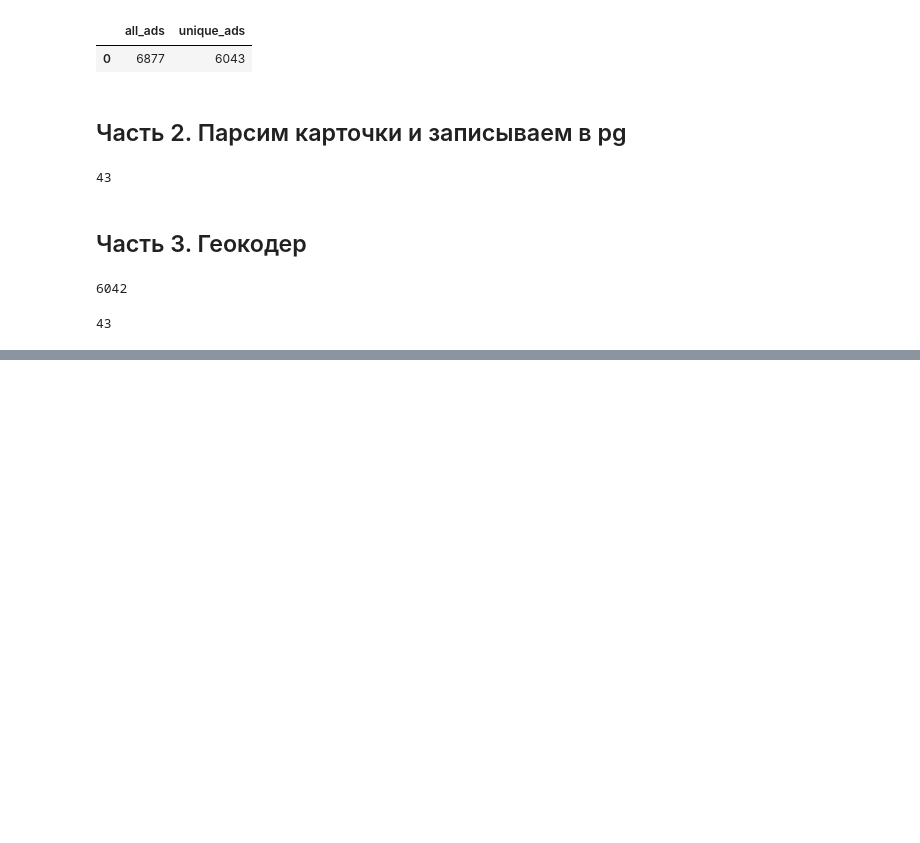
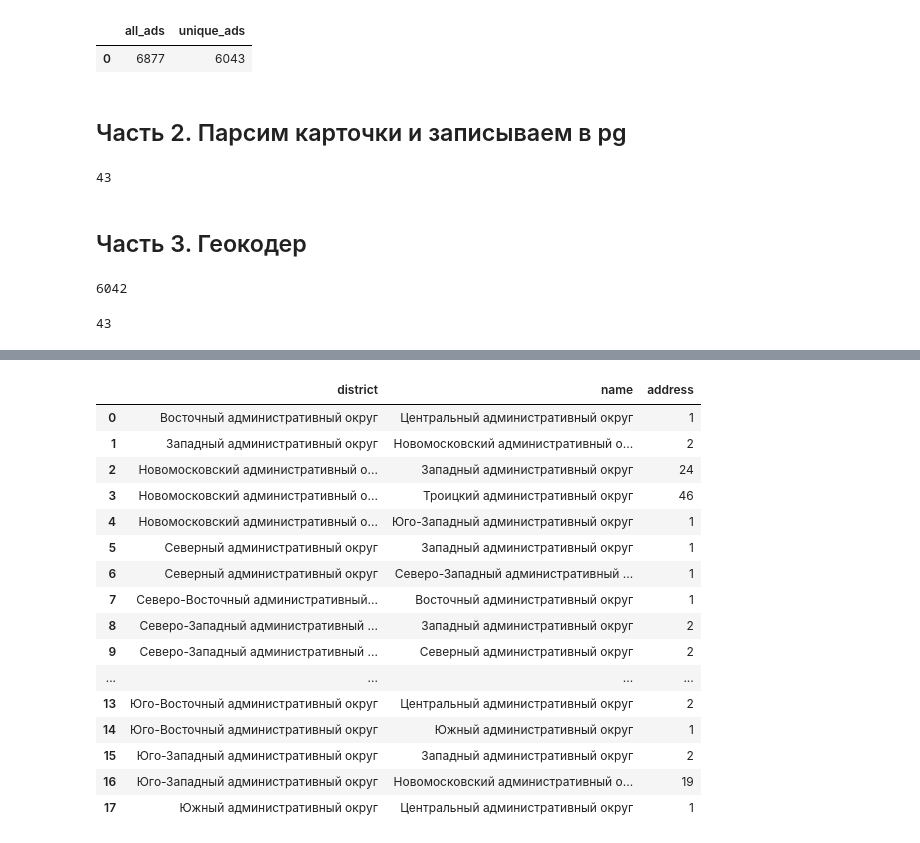
Before and after one commit to sevibogdanov/team_18, a Jupyter notebook: svb_notebook.ipynb, the cells around one changed output, grey strips where cells are left out. Cells and saved outputs as stored; diff of their text form; code cells hidden in the pictures; blank space fills up the shorter version.

```diff
--- a/svb_notebook.ipynb
+++ b/svb_notebook.ipynb
@@ -257,0 +335,94 @@ df_geocode.to_sql(name='geocode_table',schema='team18',con=mcfg.pg1(),if_exists=
+# %%
+import pandas as pd
+import mcfg
+import warnings
+warnings.filterwarnings('ignore')
+# sudo apt install postgis
+# CREATE EXTENSION postgis;
+
+#Запрос сопоставляет по полигонам точки, формируется справочник, где каждому айди объявления соответствует один полигон (название), далее сверим с уже имеющимися данными
+
+
+sql = '''drop table if exists team18.msc_dim;
+create table team18.msc_dim as
+--
+with poly as (
+	select
+	osmid,
+	st_geomfromtext(geometry) polygon_geom --преобразуем в гео формат
+	from
+	team18.msc_polygons)
+--
+,points as (
+	select
+	st_point(lon,lat) as point, --преобразуем в гео формат
+	add_id
+	from
+	team18.geocode_table)
+--
+,duplicates as (
+    select
+    osmid,
+    add_id,
+    row_number() over(partition by add_id order by add_id) rn
+    from points,poly
+    where st_intersects(point,polygon_geom)) --произведение множеств при условии пересечения точек с полигоном
+select
+osmid,
+add_id
+from duplicates
+where rn = 1'''
+
+#2 точки потерялись, так как фактически не входят в границы полигонов
+
+# select * from team18.ads_cards_detailed acd
+# where acd.add_id not in (select add_id from team18.msc_dim )
+
+# Адерса этих точек:
+# Москва, СЗАО, р-н Митино, м. Митино, Северо-Западный ао, улица Парковая, 33
+# Москва, САО, р-н Молжаниновский, м. Химки, Ленинградское шоссе, 228к5
+
+
+
+#Проверяем фактический район по координатам и исходные данные из циана
+sql='''with al as (
+select case
+when district = 'Зеленоградский' then 	'Зеленоградский административный округ'
+when district = 'ЮЗАО'then	'Юго-Западный административный округ'
+when district = 'СЗАО'then	'Северо-Западный административный округ'
+when district = 'Новомосковский'	then'Новомосковский административный округ'
+when district = 'ЦАО'then	'Центральный административный округ'
+when district = 'САО'	then'Северный административный округ'
+when district = 'ВАО'then	'Восточный административный округ'
+when district = 'СВАО'then	'Северо-Восточный административный округ'
+when district = 'ЮВАО'then	'Юго-Восточный административный округ'
+when district = 'ЮАО'then	'Южный административный округ'
+when district = 'ЗАО'then	'Западный административный округ' end district, add_id,address from team18.ads_cards_detailed)
+--
+select al.district,address,ms.name from al
+left join team18.msc_dim using(add_id)
+left join team18.msc_polygons ms using(osmid)
+where al.district!=name'''
+
+# В результате мы видим 110 различий (бОльшая часть из них - связана с Троицким, Новомосковским округами)
+# После фактической проверки можно сказать, что данные на основе полигонов точнее, чем на циане, поэтому для деления по районам лучше использовать их
+df = pd.read_sql(sql,con=mcfg.pg2())
+df.groupby(['district','name'],as_index=False).count()
+# %% [output]
+|  | district | name | address |
+| 0 | Восточный административный округ | Центральный административный округ | 1 |
+| 1 | Западный административный округ | Новомосковский административный о... | 2 |
+| 2 | Новомосковский административный о... | Западный административный округ | 24 |
+| 3 | Новомосковский административный о... | Троицкий административный округ | 46 |
+| 4 | Новомосковский административный о... | Юго-Западный административный округ | 1 |
+| 5 | Северный административный округ | Западный административный округ | 1 |
+| 6 | Северный административный округ | Северо-Западный административный ... | 1 |
+| 7 | Северо-Восточный административный... | Восточный административный округ | 1 |
+| 8 | Северо-Западный административный ... | Западный административный округ | 2 |
+| 9 | Северо-Западный административный ... | Северный административный округ | 2 |
+| ... | ... | ... | ... |
+| 13 | Юго-Восточный административный округ | Центральный административный округ | 2 |
+| 14 | Юго-Восточный административный округ | Южный административный округ | 1 |
+| 15 | Юго-Западный административный округ | Западный административный округ | 2 |
+| 16 | Юго-Западный административный округ | Новомосковский административный о... | 19 |
+| 17 | Южный административный округ | Центральный административный округ | 1 |
```
Also changed, not shown: parts of 5 cells of this notebook.
